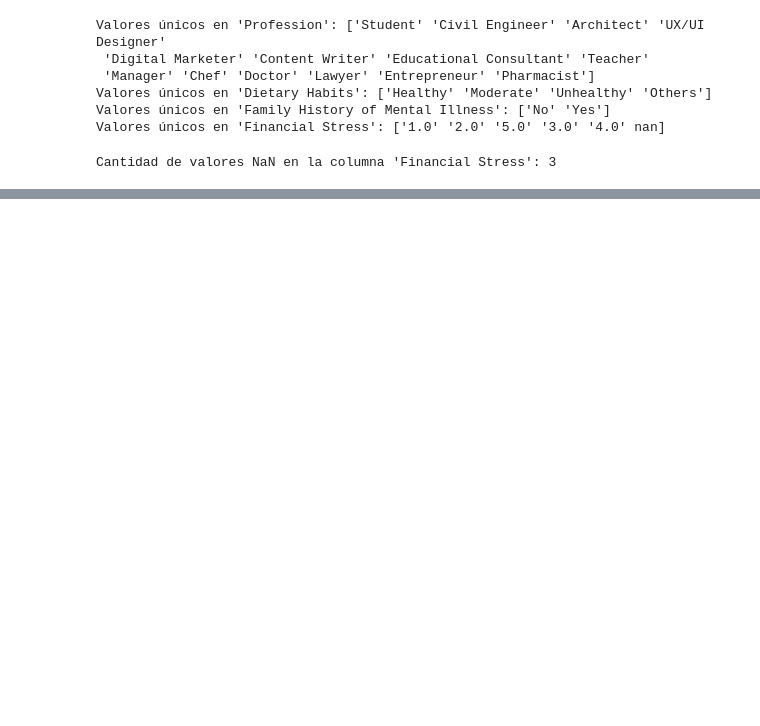
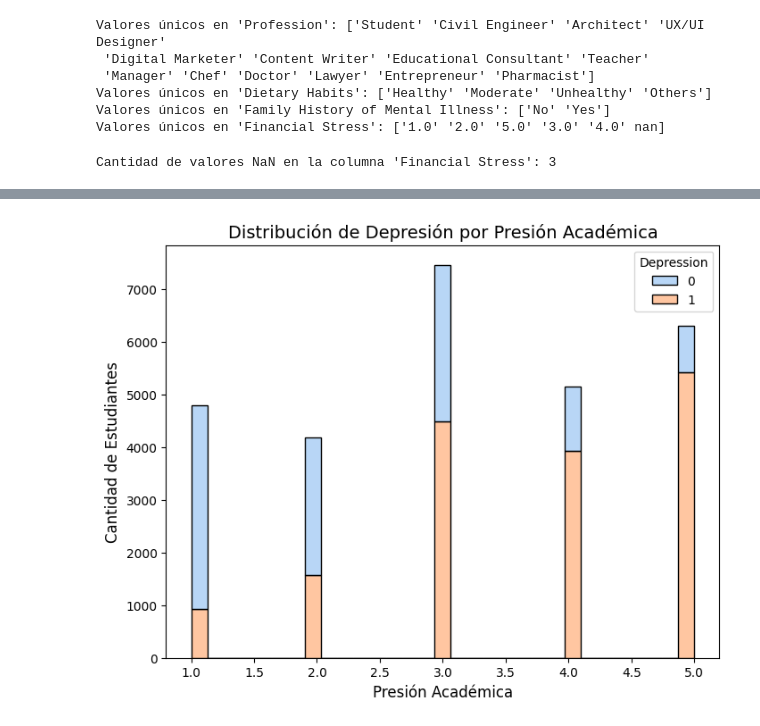
Before and after one commit to FlorMauves/ProyectoDS_StudentDepression_MauvesinTogel, a Jupyter notebook: ProyectoDS_StudenDepression_MauvesinTogel.ipynb, the cells around one changed output, grey strips where cells are left out. Drawn from its saved outputs; the diff is of its cells as text; code cells hidden in the pictures; blank space fills up the shorter version.

```diff
--- a/ProyectoDS_StudenDepression_MauvesinTogel.ipynb
+++ b/ProyectoDS_StudenDepression_MauvesinTogel.ipynb
@@ -491,0 +525,10 @@ plt.show()
+# %%
+# Crear gráfico de barras apiladas depresion vs presion academica
+plt.figure(figsize=(8, 6))
+sns.histplot(data=df, x="Academic Pressure", hue="Depression", multiple="stack", palette="pastel")
+plt.title('Distribución de Depresión por Presión Académica', fontsize=14)
+plt.xlabel('Presión Académica', fontsize=12)
+plt.ylabel('Cantidad de Estudiantes', fontsize=12)
+plt.show()
+# %% [output]
+[figure, added]
```
Also changed, not shown: parts of 18 cells of this notebook.
